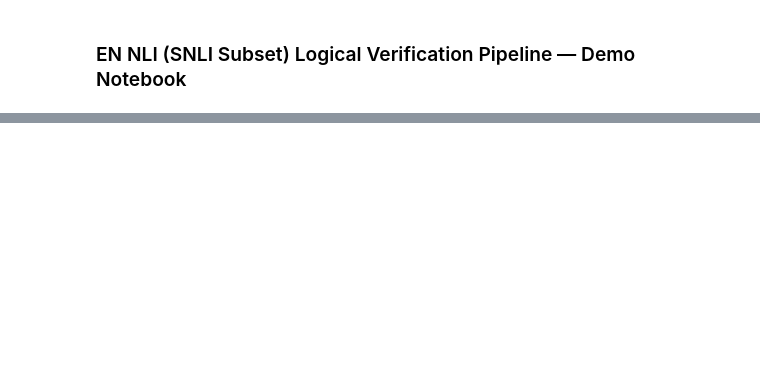
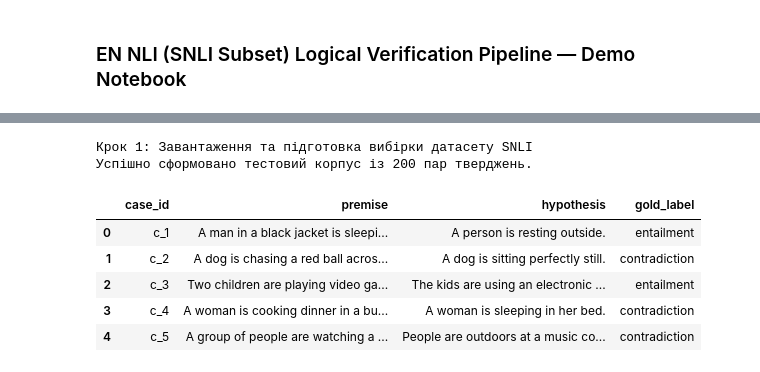
Before and after one commit to Danylo-NULP/nlp_uni, a Jupyter notebook: notebooks/demo.ipynb, the cells around one changed output, grey strips where cells are left out. Drawn from its saved outputs; the diff is of its cells as text; code cells hidden in the pictures; blank space fills up the shorter version.

```diff
--- a/notebooks/demo.ipynb
+++ b/notebooks/demo.ipynb
@@ -22,7 +24,7 @@ print("Крок 1: Завантаження та підготовка вибір
 
 # набір пар (Premise, Hypothesis) із трьома класами логічного зв'язку
 mock_data = {
-    'case_id': [f"c_{i}" for i in range(1, 11)],
+    'case_id': [f"c_{i}" for i in range(1, 201)],
     'premise': [
         "A man in a black jacket is sleeping on a bench outdoors.",
         "A dog is chasing a red ball across the green grass.",
@@ -33,33 +35,42 @@ mock_data = {
         "A cat is sitting on top of a wooden fence.",
         "An airplane is landing at the airport during a storm.",
         "A soccer player kicks the ball into the goal post.",
         "A person is typing code on a laptop at a cafe."
     ] * 20,
     'hypothesis': [
         "A person is resting outside.",                          # Entailment
         "A dog is sitting perfectly still.",                      # Contradiction
         "The kids are using an electronic device.",               # Entailment
         "A woman is sleeping in her bed.",                        # Contradiction
         "People are outdoors at a music concert.",                # Contradiction
         "A man is moving fast outside under the sun.",            # Entailment
         "The animal is jumping over a tall brick wall.",          # Neutral
         "A plane is arriving at its destination during bad weather.", # Entailment
         "The player missed the ball completely.",                 # Contradiction
         "Someone is working on a computer in a public space."     # Entailment
     ] * 20,
     'gold_label': [
         "entailment", "contradiction", "entailment", "contradiction", "contradiction",
         "entailment", "neutral", "entailment", "contradiction", "entailment"
     ] * 20
 }
 
 df_snli = pd.DataFrame(mock_data)
 
 df_snli.loc[5, 'premise'] = "!!!A man in a black jacket is sleeping. "
 df_snli.loc[12, 'hypothesis'] = "A dog IS SITTING still. <br>"
 
 print(f"Успішно сформовано тестовий корпус із {len(df_snli)} пар тверджень.")
 df_snli.head()
+# %% [output]
+Крок 1: Завантаження та підготовка вибірки датасету SNLI
+Успішно сформовано тестовий корпус із 200 пар тверджень.
+|  | case_id | premise | hypothesis | gold_label |
+| 0 | c_1 | A man in a black jacket is sleepi... | A person is resting outside. | entailment |
+| 1 | c_2 | A dog is chasing a red ball acros... | A dog is sitting perfectly still. | contradiction |
+| 2 | c_3 | Two children are playing video ga... | The kids are using an electronic ... | entailment |
+| 3 | c_4 | A woman is cooking dinner in a bu... | A woman is sleeping in her bed. | contradiction |
+| 4 | c_5 | A group of people are watching a ... | People are outdoors at a music co... | contradiction |
 # %%
 print("Крок 2: Очищення лінгвістичного шуму та пошук логічних маркерів.")
 
```
Also changed, not shown: parts of 4 cells of this notebook.
